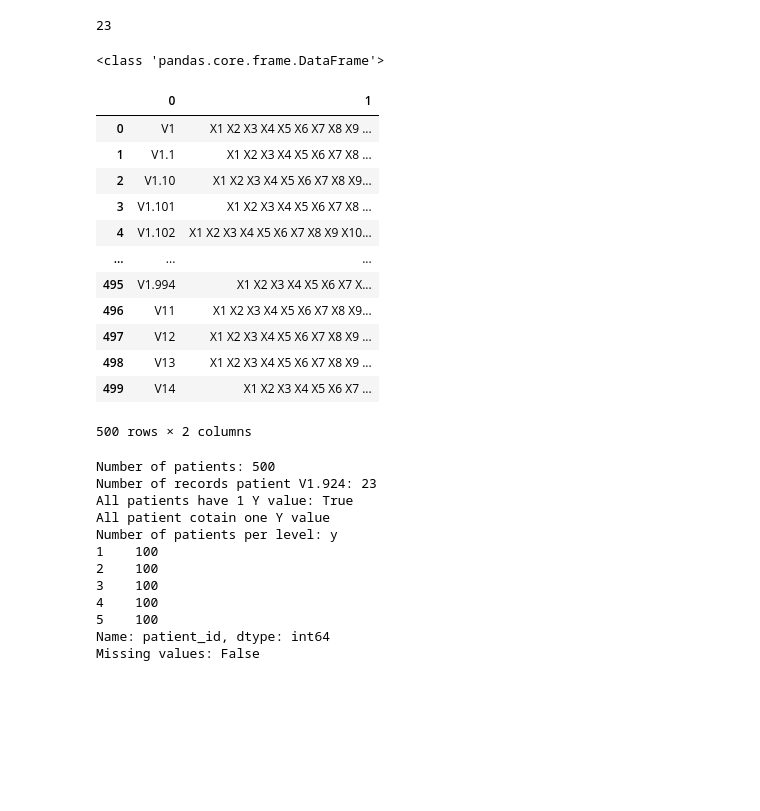
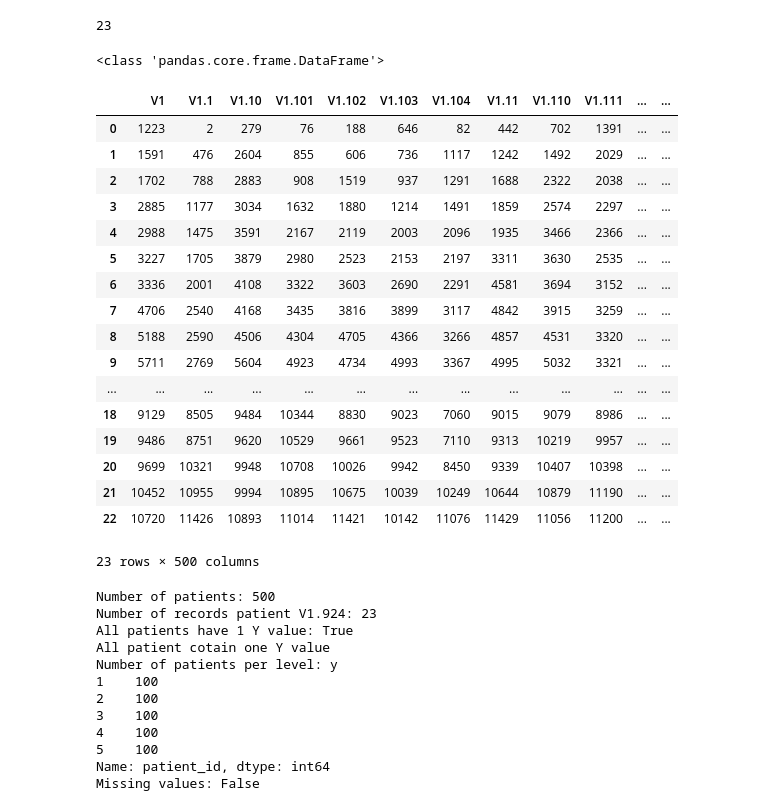
Before and after one commit to stijn-arends/BFVM19PROG1, a Jupyter notebook: assessments/Assignment_week_01.ipynb, the cells around one changed output. Drawn from its saved outputs; the diff is of its cells as text; code cells hidden in the pictures; blank space fills up the shorter version.

```diff
--- a/assessments/Assignment_week_01.ipynb
+++ b/assessments/Assignment_week_01.ipynb
@@ -294,25 +294,30 @@ len(pd.DataFrame(df.groupby('idx')))
 # %%
 # While grouping by you get a dataframe inside of a dataframe (column 1 is a dataframe)
 test = pd.DataFrame(df.groupby('patient_id'))
 print(type(test.iloc[0,1]))
 
 test2 = pd.DataFrame(df.groupby('patient_id').groups)
-test
+test2
 # %% [output]
 <class 'pandas.core.frame.DataFrame'>
-|  | 0 | 1 |
-| 0 | V1 | X1 X2 X3 X4 X5 X6 X7 X8 X9 ... |
-| 1 | V1.1 | X1 X2 X3 X4 X5 X6 X7 X8 ... |
-| 2 | V1.10 | X1 X2 X3 X4 X5 X6 X7 X8 X9... |
-| 3 | V1.101 | X1 X2 X3 X4 X5 X6 X7 X8 ... |
-| 4 | V1.102 | X1 X2 X3 X4 X5 X6 X7 X8 X9 X10... |
-| ... | ... | ... |
-| 495 | V1.994 | X1 X2 X3 X4 X5 X6 X7 X... |
-| 496 | V11 | X1 X2 X3 X4 X5 X6 X7 X8 X9... |
-| 497 | V12 | X1 X2 X3 X4 X5 X6 X7 X8 X9 ... |
-| 498 | V13 | X1 X2 X3 X4 X5 X6 X7 X8 X9 ... |
-| 499 | V14 | X1 X2 X3 X4 X5 X6 X7 ... |
+|  | V1 | V1.1 | V1.10 | V1.101 | V1.102 | V1.103 | V1.104 | V1.11 | V1.110 | V1.111 | ... | ... |
+| 0 | 1223 | 2 | 279 | 76 | 188 | 646 | 82 | 442 | 702 | 1391 | ... | ... |
+| 1 | 1591 | 476 | 2604 | 855 | 606 | 736 | 1117 | 1242 | 1492 | 2029 | ... | ... |
+| 2 | 1702 | 788 | 2883 | 908 | 1519 | 937 | 1291 | 1688 | 2322 | 2038 | ... | ... |
+| 3 | 2885 | 1177 | 3034 | 1632 | 1880 | 1214 | 1491 | 1859 | 2574 | 2297 | ... | ... |
+| 4 | 2988 | 1475 | 3591 | 2167 | 2119 | 2003 | 2096 | 1935 | 3466 | 2366 | ... | ... |
+| 5 | 3227 | 1705 | 3879 | 2980 | 2523 | 2153 | 2197 | 3311 | 3630 | 2535 | ... | ... |
+| 6 | 3336 | 2001 | 4108 | 3322 | 3603 | 2690 | 2291 | 4581 | 3694 | 3152 | ... | ... |
+| 7 | 4706 | 2540 | 4168 | 3435 | 3816 | 3899 | 3117 | 4842 | 3915 | 3259 | ... | ... |
+| 8 | 5188 | 2590 | 4506 | 4304 | 4705 | 4366 | 3266 | 4857 | 4531 | 3320 | ... | ... |
+| 9 | 5711 | 2769 | 5604 | 4923 | 4734 | 4993 | 3367 | 4995 | 5032 | 3321 | ... | ... |
+| ... | ... | ... | ... | ... | ... | ... | ... | ... | ... | ... | ... | ... |
+| 18 | 9129 | 8505 | 9484 | 10344 | 8830 | 9023 | 7060 | 9015 | 9079 | 8986 | ... | ... |
+| 19 | 9486 | 8751 | 9620 | 10529 | 9661 | 9523 | 7110 | 9313 | 10219 | 9957 | ... | ... |
+| 20 | 9699 | 10321 | 9948 | 10708 | 10026 | 9942 | 8450 | 9339 | 10407 | 10398 | ... | ... |
+| 21 | 10452 | 10955 | 9994 | 10895 | 10675 | 10039 | 10249 | 10644 | 10879 | 11190 | ... | ... |
+| 22 | 10720 | 11426 | 10893 | 11014 | 11421 | 10142 | 11076 | 11429 | 11056 | 11200 | ... | ... |
-500 rows × 2 columns
+23 rows × 500 columns
 # %%
 #YOUR CODE HERE to
 #- inspect how many patients are in the dataset
```
Also changed, not shown: 1 other file.
